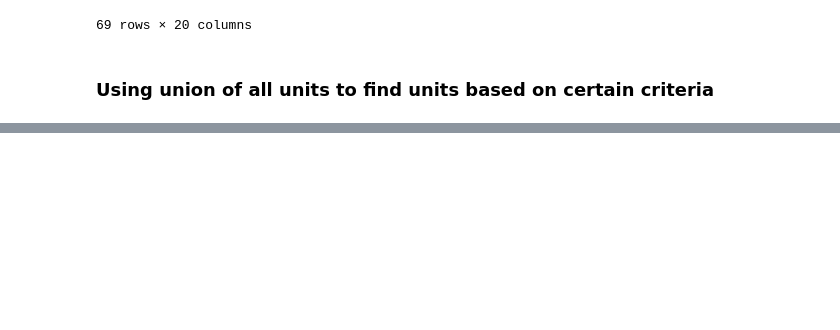
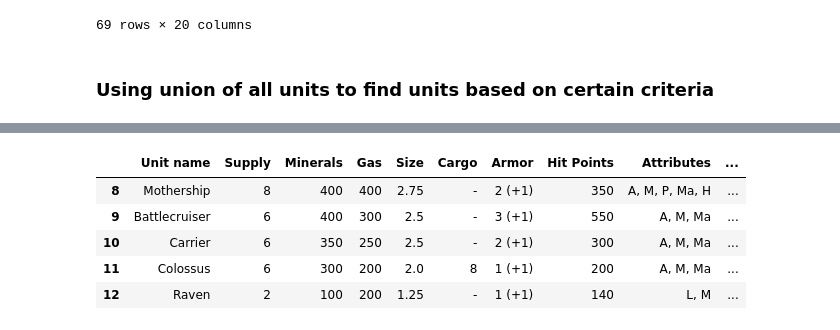
Before and after one commit to python-wizard-old/SQLite_python_starcraft2_units_data, a Jupyter notebook: units_sc2_sqlite.ipynb, the cells around one changed output, grey strips where cells are left out. Saved outputs shown, nothing was run; the diff lists cells and outputs as text; code cells hidden in the pictures; blank space fills up the shorter version.

```diff
--- a/units_sc2_sqlite.ipynb
+++ b/units_sc2_sqlite.ipynb
@@ -232,0 +249,11 @@ union_temp
+# %%
+# Highest gas cost 5 unit in the game.
+
+union_temp[8:8+5]
+# %% [output]
+|  | Unit name | Supply | Minerals | Gas | Size | Cargo | Armor | Hit Points | Attributes | ... |
+| 8 | Mothership | 8 | 400 | 400 | 2.75 | - | 2 (+1) | 350 | A, M, P, Ma, H | ... |
+| 9 | Battlecruiser | 6 | 400 | 300 | 2.5 | - | 3 (+1) | 550 | A, M, Ma | ... |
+| 10 | Carrier | 6 | 350 | 250 | 2.5 | - | 2 (+1) | 300 | A, M, Ma | ... |
+| 11 | Colossus | 6 | 300 | 200 | 2.0 | 8 | 1 (+1) | 200 | A, M, Ma | ... |
+| 12 | Raven | 2 | 100 | 200 | 1.25 | - | 1 (+1) | 140 | L, M | ... |
```
Also changed, not shown: parts of 11 cells of this notebook, 1 other file.
